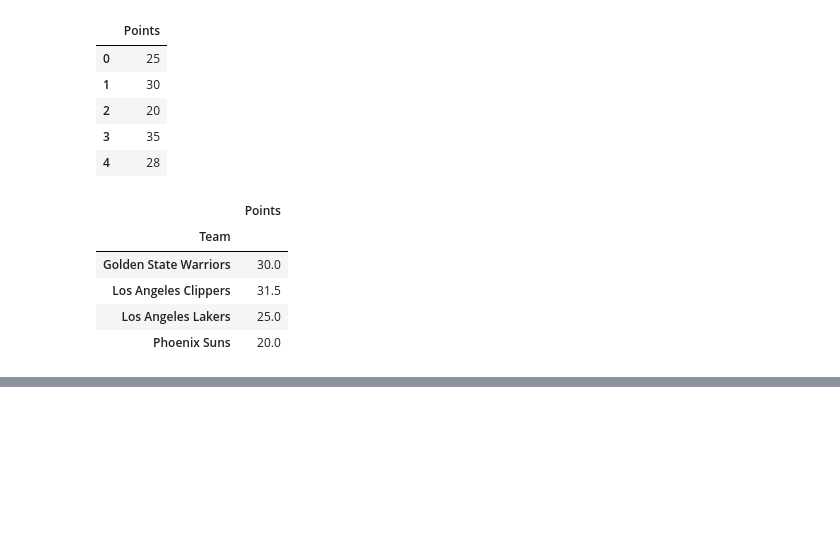
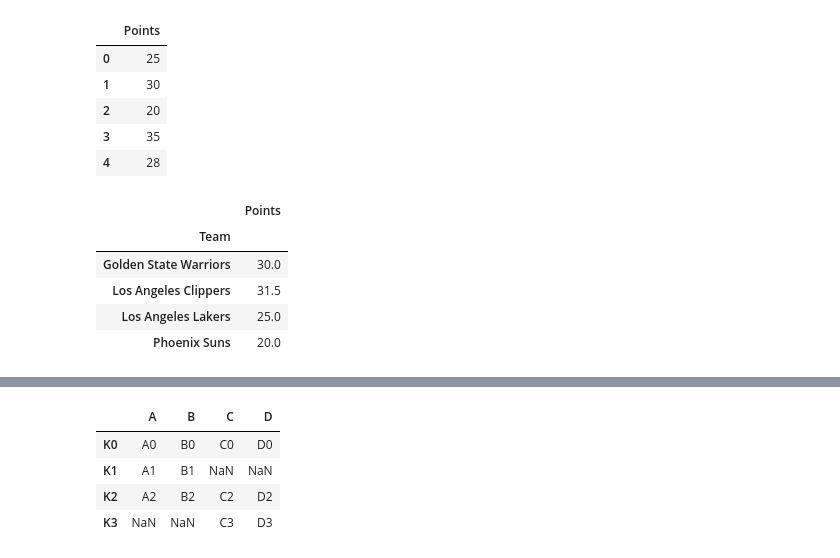
Before and after one commit to polyglotdev/python-for-data-science, a Jupyter notebook: section_6_pandas/pandas.ipynb, the cells around one changed output, grey strips where cells are left out. Drawn from its saved outputs; the diff is of its cells as text; code cells hidden in the pictures; blank space fills up the shorter version.

```diff
--- a/section_6_pandas/pandas.ipynb
+++ b/section_6_pandas/pandas.ipynb
@@ -515,0 +554,74 @@ result
+# %%
+import pandas as pd
+
+# Define DataFrames
+df1 = pd.DataFrame(
+    {
+        'A': ['A0', 'A1', 'A2', 'A3'],
+        'B': ['B0', 'B1', 'B2', 'B3'],
+        'C': ['C0', 'C1', 'C2', 'C3'],
+        'D': ['D0', 'D1', 'D2', 'D3']
+    },
+    index=[0, 1, 2, 3])
+
+df2 = pd.DataFrame(
+    {
+        'A': ['A4', 'A5', 'A6', 'A7'],
+        'B': ['B4', 'B5', 'B6', 'B7'],
+        'C': ['C4', 'C5', 'C6', 'C7'],
+        'D': ['D4', 'D5', 'D6', 'D7']
+    },
+    index=[4, 5, 6, 7])
+
+df3 = pd.DataFrame(
+    {
+        'A': ['A8', 'A9', 'A10', 'A11'],
+        'B': ['B8', 'B9', 'B10', 'B11'],
+        'C': ['C8', 'C9', 'C10', 'C11'],
+        'D': ['D8', 'D9', 'D10', 'D11']
+    },
+    index=[8, 9, 10, 11])
+
+# Concatenate DataFrames
+pd.concat([df1, df2, df3])
+pd.concat([df1, df2, df3], axis=1)
+
+# Define left and right DataFrames for merging
+left = pd.DataFrame({
+    'key': ['K0', 'K1', 'K2', 'K3'],
+    'A': ['A0', 'A1', 'A2', 'A3'],
+    'B': ['B0', 'B1', 'B2', 'B3'],
+    'C': ['C0', 'C1', 'C2', 'C3']
+})
+
+right = pd.DataFrame({
+    'key': ['K0', 'K1', 'K2', 'K3'],
+    'D': ['D0', 'D1', 'D2', 'D3'],
+    'E': ['E0', 'E1', 'E2', 'E3']
+})
+
+# Merge DataFrames
+pd.merge(left, right, how='inner', on='key')
+
+# Define left and right DataFrames for joining
+left = pd.DataFrame({
+    'A': ['A0', 'A1', 'A2'],
+    'B': ['B0', 'B1', 'B2']
+},
+                    index=['K0', 'K1', 'K2'])
+
+right = pd.DataFrame({
+    'C': ['C0', 'C2', 'C3'],
+    'D': ['D0', 'D2', 'D3']
+},
+                     index=['K0', 'K2', 'K3'])
+
+# Join DataFrames
+left.join(right)
+left.join(right, how='outer')
+# %% [output]
+|  | A | B | C | D |
+| K0 | A0 | B0 | C0 | D0 |
+| K1 | A1 | B1 | NaN | NaN |
+| K2 | A2 | B2 | C2 | D2 |
+| K3 | NaN | NaN | C3 | D3 |
```
Also changed, not shown: parts of 1 cell of this notebook.
